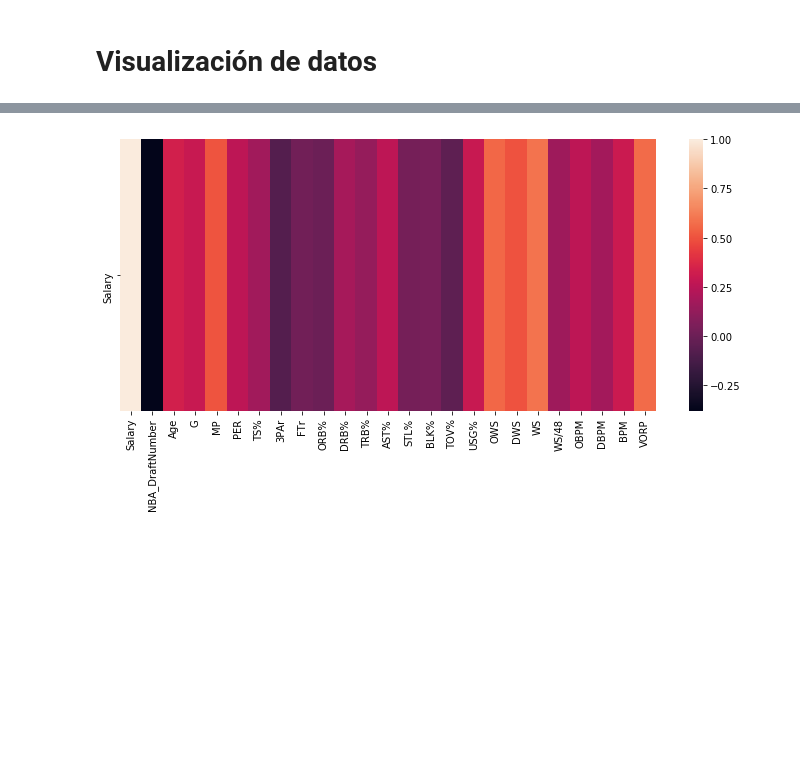
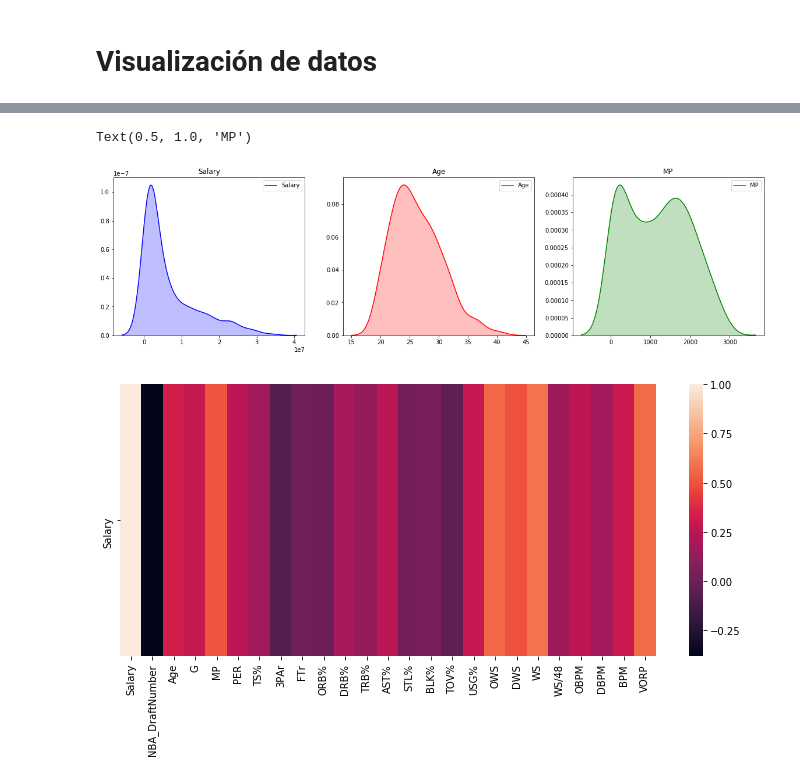
Before and after one commit to NicolasB2/NBA_Salaries, a Jupyter notebook: NBA Salary.ipynb, the cells around one changed output, grey strips where cells are left out. Drawn from its saved outputs; the diff is of its cells as text; code cells hidden in the pictures; blank space fills up the shorter version.

```diff
--- a/NBA Salary.ipynb
+++ b/NBA Salary.ipynb
@@ -157,3 +161,23 @@ ax = sn.kdeplot(d, shade=True, color="g")
+# %%
+fig = plt.figure(figsize=(20,5))
+
+d = data.iloc[:,1]
+plt.subplot(1,3,1)
+ax = sn.kdeplot(d, shade=True, color="b")
+ax.set_title("Salary")
+
+d = data.iloc[:,4]
+plt.subplot(1,3,2)
+ax = sn.kdeplot(d, shade=True, color="r")
+ax.set_title("Age")
+
+d = data.iloc[:,7]
+plt.subplot(1,3,3)
+ax = sn.kdeplot(d, shade=True, color="g")
+ax.set_title("MP")
+# %% [output]
+Text(0.5, 1.0, 'MP')
+[figure, added]
 # %%
 fig = plt.figure(figsize=(12,5))
 sn.heatmap(corrMatrix[:1], annot=False)
```
Also changed, not shown: parts of 11 cells of this notebook.
